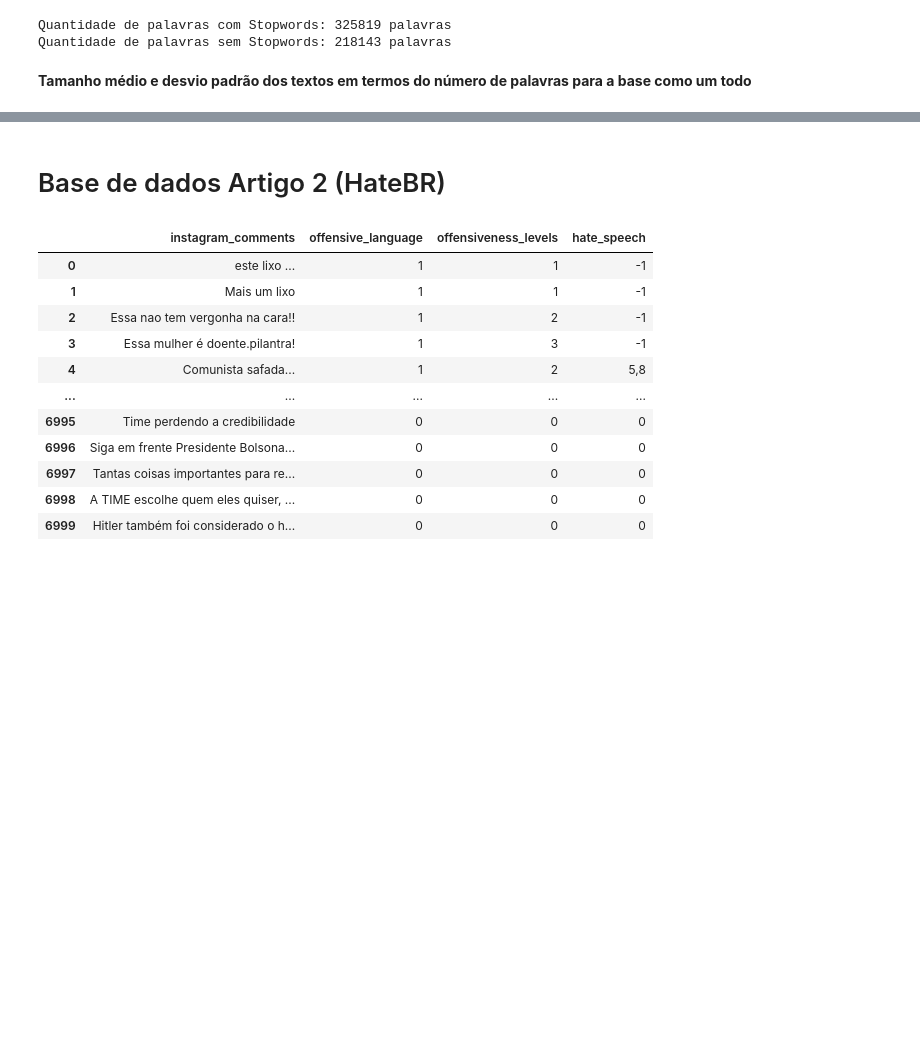
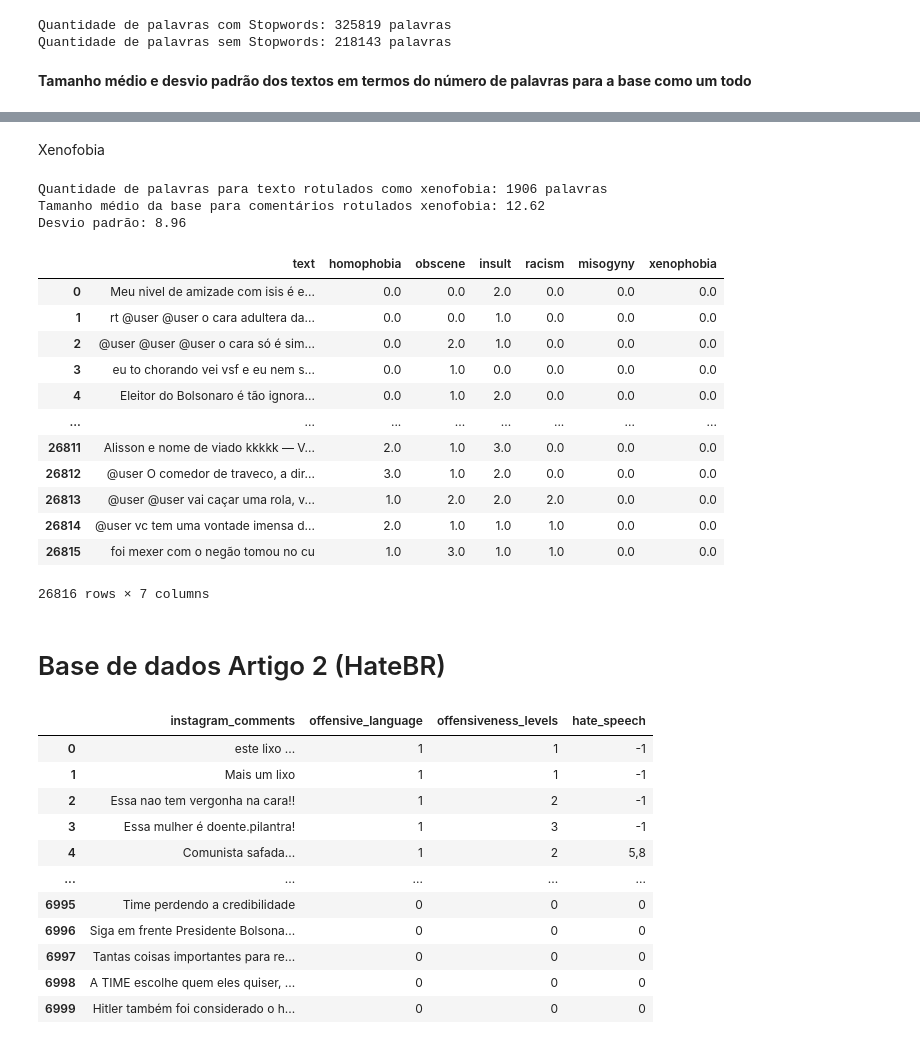
Before and after one commit to GGMmattos/GGMmattos, a Jupyter notebook: PIC_Construção_de_modelos_de_detecção_automática_de_linguagem_ofensiva_e_ou_de_ódio_em_língua_portuguesa_.ipynb, the cells around one changed output, grey strips where cells are left out. Saved outputs shown, nothing was run; the diff lists cells and outputs as text; code cells hidden in the pictures; blank space fills up the shorter version.

```diff
--- a/PIC_Construção_de_modelos_de_detecção_automática_de_linguagem_ofensiva_e_ou_de_ódio_em_língua_portuguesa_.ipynb
+++ b/PIC_Construção_de_modelos_de_detecção_automática_de_linguagem_ofensiva_e_ou_de_ódio_em_língua_portuguesa_.ipynb
@@ -261,3 +437,65 @@ print(lista_quantidade_palavras_toldbr_sem_sw)
+# %% [markdown]
+Xenofobia
+# %%
+xenofobia = base_toldbr.loc[base_toldbr['xenophobia'] != 0.0 ]
+comentarios_xenofobia = []
+stop_words = set(stopwords.words('portuguese')) #setando o banco de stopwords em PT-BR
+
+for words in xenofobia['text']:
+  only_latters =re.sub("[^a-zA-Z]", " ", words) # somente letras
+  tokens = nltk.word_tokenize(only_latters) # tokenize the sentence
+  lower_case = [l.lower() for l in tokens] # converter all letters to low case
+  stop = ['user', 'rt', 'https']
+  filtered_result = list(filter(lambda l: l not in stop_words and  l not in stop, lower_case)) # Remove stopwords from the comments
+  comentarios_xenofobia.append(' '.join(filtered_result))
+
+
+lista_quantidade_palavras = []
+quantidade_palavras = 0
+for texto in comentarios_xenofobia:
+  palavras = texto.split(' ')
+  lista_quantidade_palavras.append(len(palavras))
+  quantidade_palavras += len(palavras)
+print(f'Quantidade de palavras para texto rotulados como xenofobia: {quantidade_palavras} palavras')
+print(f'Tamanho médio da base para comentários rotulados xenofobia: {round(quantidade_palavras/len(lista_quantidade_palavras), 2)} ')
+print(f'Desvio padrão: {round(np.std(lista_quantidade_palavras),2)}')
+# %% [output]
+Quantidade de palavras para texto rotulados como xenofobia: 1906 palavras
+Tamanho médio da base para comentários rotulados xenofobia: 12.62
+Desvio padrão: 8.96
+# %%
+a   = base_toldbr.loc[base_toldbr['homophobia'] == 0.0 ]
+b   = base_toldbr.loc[base_toldbr['obscene'] == 0.0 ]
+c   = base_toldbr.loc[base_toldbr['insult'] == 0.0 ]
+d   = base_toldbr.loc[base_toldbr['racism'] == 0.0 ]
+e   = base_toldbr.loc[base_toldbr['misogyny'] == 0.0 ]
+f   = base_toldbr.loc[base_toldbr['xenophobia'] == 0.0 ]
+
+c1 = pd.merge(a, b, how = 'outer')
+
+c2 = pd.merge(c1, c, how = 'outer')
+
+c3 = pd.merge(c2, d, how = 'outer')
+
+c4 = pd.merge(c3, e, how = 'outer')
+
+c5 = pd.merge(c4, f, how = 'outer')
+
+c5
+# %% [output]
+|  | text | homophobia | obscene | insult | racism | misogyny | xenophobia |
+| 0 | Meu nivel de amizade com isis é e... | 0.0 | 0.0 | 2.0 | 0.0 | 0.0 | 0.0 |
+| 1 | rt @user @user o cara adultera da... | 0.0 | 0.0 | 1.0 | 0.0 | 0.0 | 0.0 |
+| 2 | @user @user @user o cara só é sim... | 0.0 | 2.0 | 1.0 | 0.0 | 0.0 | 0.0 |
+| 3 | eu to chorando vei vsf e eu nem s... | 0.0 | 1.0 | 0.0 | 0.0 | 0.0 | 0.0 |
+| 4 | Eleitor do Bolsonaro é tão ignora... | 0.0 | 1.0 | 2.0 | 0.0 | 0.0 | 0.0 |
+| ... | ... | ... | ... | ... | ... | ... | ... |
+| 26811 | Alisson e nome de viado kkkkk — V... | 2.0 | 1.0 | 3.0 | 0.0 | 0.0 | 0.0 |
+| 26812 | @user O comedor de traveco, a dir... | 3.0 | 1.0 | 2.0 | 0.0 | 0.0 | 0.0 |
+| 26813 | @user @user vai caçar uma rola, v... | 1.0 | 2.0 | 2.0 | 2.0 | 0.0 | 0.0 |
+| 26814 | @user vc tem uma vontade imensa d... | 2.0 | 1.0 | 1.0 | 1.0 | 0.0 | 0.0 |
+| 26815 | foi mexer com o negão tomou no cu | 1.0 | 3.0 | 1.0 | 1.0 | 0.0 | 0.0 |
+26816 rows × 7 columns
 # %% [markdown]
 
 # Base de dados Artigo 2 (HateBR)
```
Also changed, not shown: parts of 93 cells of this notebook.
